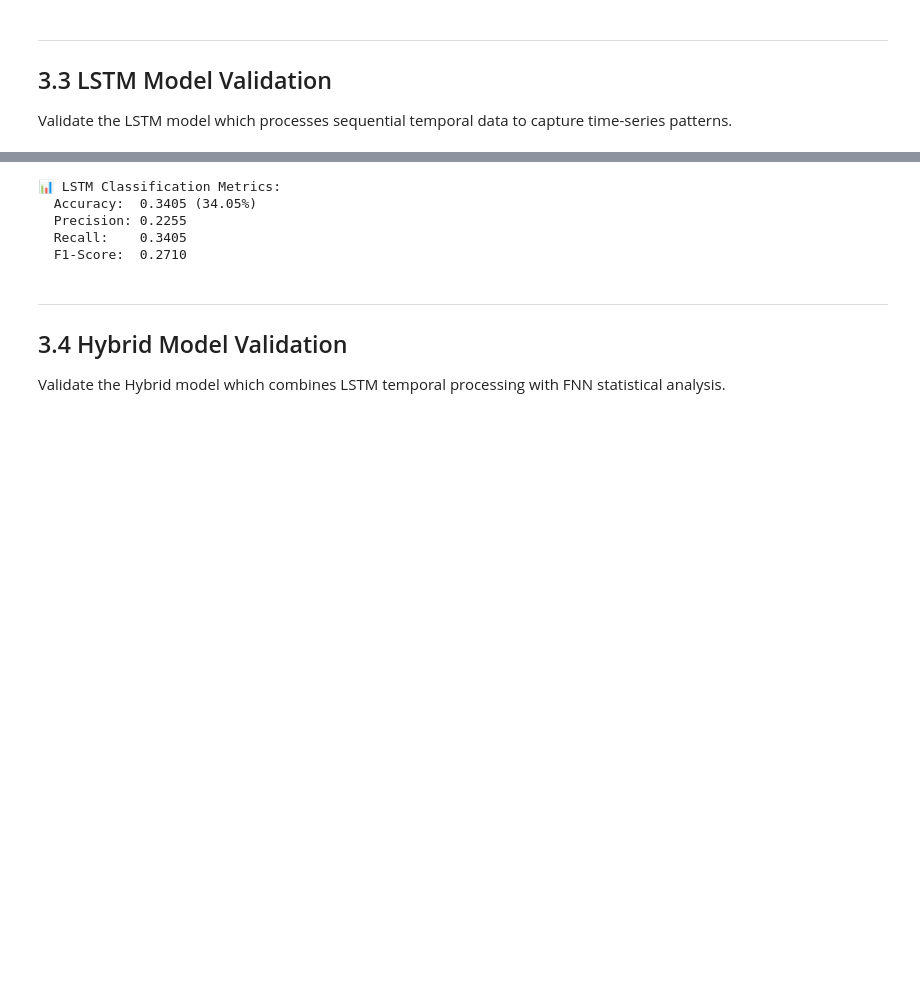
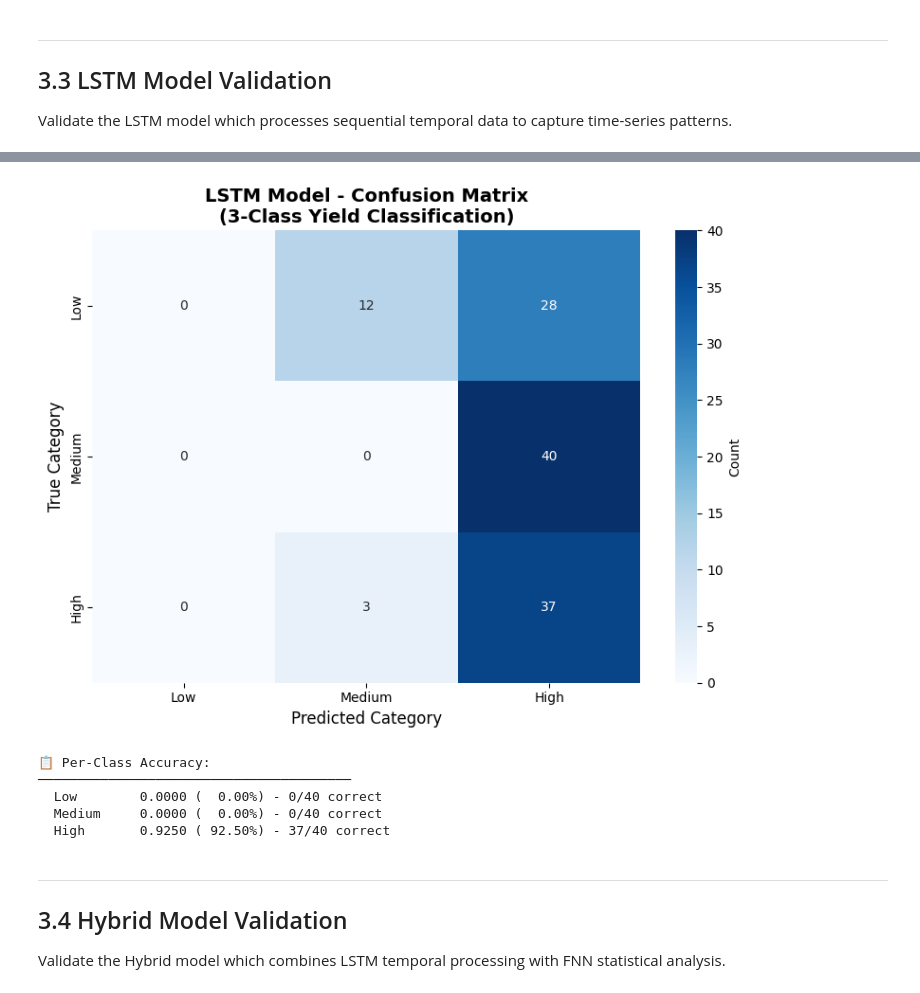
Before and after one commit to David-Ibitokun/Final-Year-Project, a Jupyter notebook: phase4_validation.ipynb, the cells around one changed output, grey strips where cells are left out. Cells and saved outputs as stored; diff of their text form; code cells hidden in the pictures; blank space fills up the shorter version.

```diff
--- a/phase4_validation.ipynb
+++ b/phase4_validation.ipynb
@@ -857,31 +845,50 @@ LSTM MODEL - GENERATING PREDICTIONS
 # %%
-# LSTM Classification Metrics
-lstm_results['Actual_Category'] = lstm_results['Yield_tonnes_per_ha'].apply(
-    lambda x: categorize_yield(x, terciles[0.33], terciles[0.67])
-)
-lstm_results['Predicted_Category'] = lstm_results['Predicted_Yield'].apply(
-    lambda x: categorize_yield(x, terciles[0.33], terciles[0.67])
-)
+# LSTM Confusion Matrix Visualization
+if not lstm_results.empty:
+    from sklearn.metrics import confusion_matrix
+    import seaborn as sns
+    import matplotlib.pyplot as plt
 
-lstm_accuracy = accuracy_score(lstm_results['Actual_Category'], lstm_results['Predicted_Category'])
-lstm_precision = precision_score(lstm_results['Actual_Category'], lstm_results['Predicted_Category'],
-                                 average='weighted', zero_division=0)
-lstm_recall = recall_score(lstm_results['Actual_Category'], lstm_results['Predicted_Category'],
-                            average='weighted', zero_division=0)
-lstm_f1 = f1_score(lstm_results['Actual_Category'], lstm_results['Predicted_Category'],
-                   average='weighted', zero_division=0)
+    # Compute confusion matrix
+    cm = confusion_matrix(
+        lstm_results['True_Category'],
+        lstm_results['Predicted_Category']
+    )
 
-print("\n📊 LSTM Classification Metrics:")
-print(f"  Accuracy:  {lstm_accuracy:.4f} ({lstm_accuracy*100:.2f}%)")
-print(f"  Precision: {lstm_precision:.4f}")
-print(f"  Recall:    {lstm_recall:.4f}")
-print(f"  F1-Score:  {lstm_f1:.4f}")
+    # Plot
+    plt.figure(figsize=(8, 6))
+    sns.heatmap(
+        cm,
+        annot=True,
+        fmt='d',
+        cmap='Blues',
+        xticklabels=['Low', 'Medium', 'High'],
+        yticklabels=['Low', 'Medium', 'High'],
+        cbar_kws={'label': 'Count'}
+    )
+    plt.title('LSTM Model - Confusion Matrix\n(3-Class Yield Classification)', fontsize=14, fontweight='bold')
+    plt.xlabel('Predicted Category', fontsize=12)
+    plt.ylabel('True Category', fontsize=12)
+    plt.tight_layout()
+    plt.show()
+
+    # Calculate per-class accuracy
+    print("\n📋 Per-Class Accuracy:")
+    print("─" * 40)
+    for i, label in enumerate(['Low', 'Medium', 'High']):
+        correct = cm[i, i]
+        total = cm[i, :].sum()
+        acc = correct / total if total > 0 else 0
+        print(f"  {label:10s} {acc:.4f} ({acc*100:6.2f}%) - {correct}/{total} correct")
+else:
+    print("  ⚠ No LSTM results for confusion matrix.")
 # %% [output]
+[figure, added]
-📊 LSTM Classification Metrics:
-  Accuracy:  0.3405 (34.05%)
-  Precision: 0.2255
-  Recall:    0.3405
-  F1-Score:  0.2710
+📋 Per-Class Accuracy:
+────────────────────────────────────────
+  Low        0.0000 (  0.00%) - 0/40 correct
+  Medium     0.0000 (  0.00%) - 0/40 correct
+  High       0.9250 ( 92.50%) - 37/40 correct
 # %% [markdown]
 ---
 ## 3.4 Hybrid Model Validation
```
Also changed, not shown: parts of 56 cells of this notebook, 54 other files.
